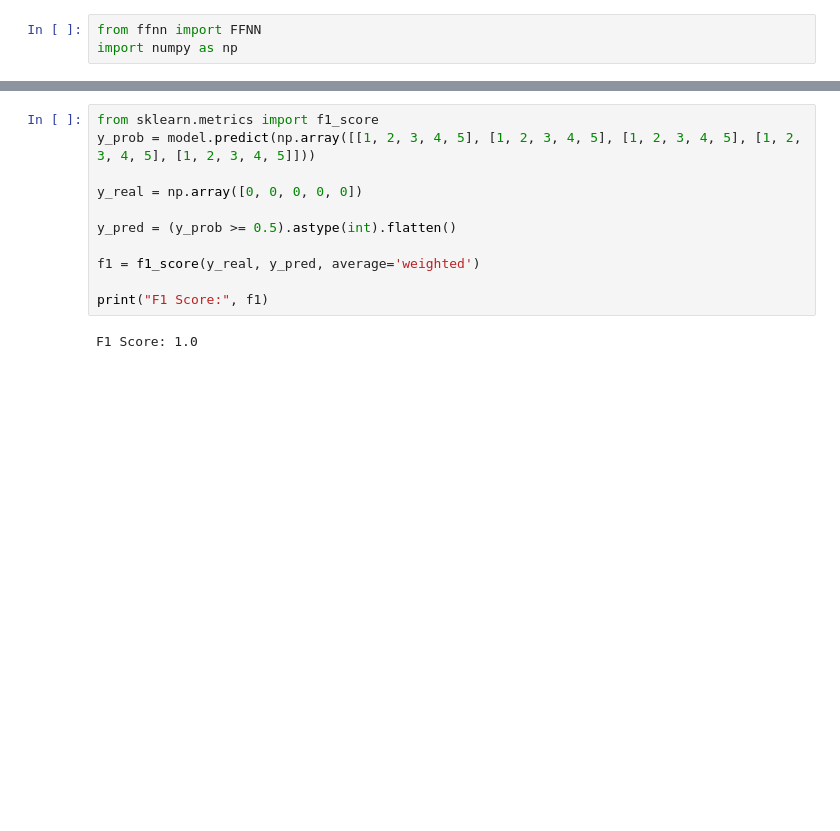
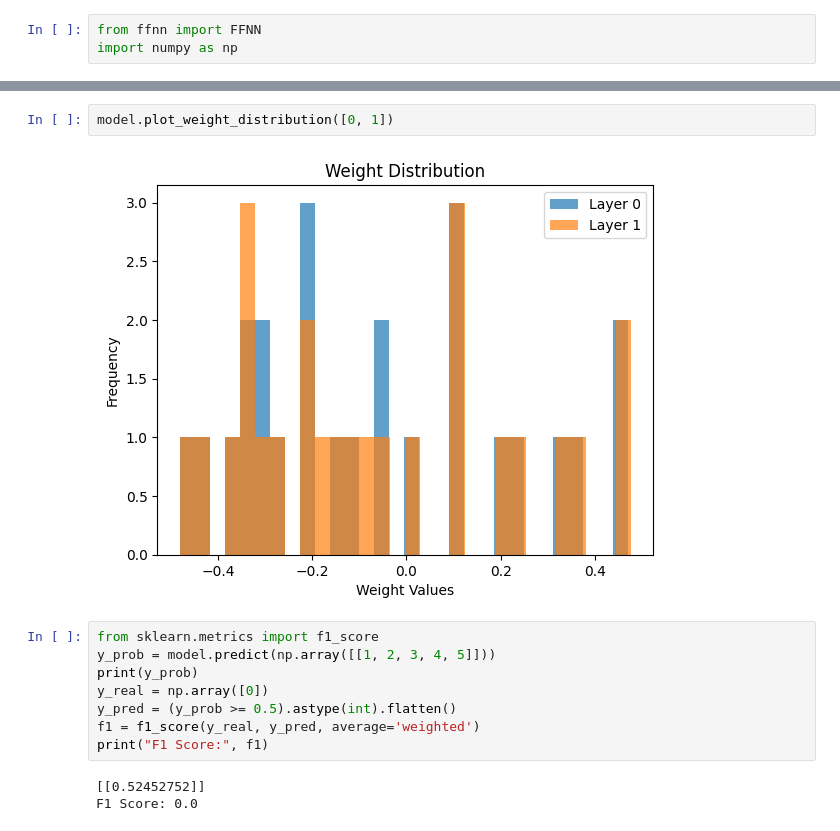
Before and after one commit to ninoaddict/FFNN-From-Scratch, a Jupyter notebook: src/main.ipynb, the cells around one changed output, grey strips where cells are left out. Saved outputs shown, nothing was run; the diff lists cells and outputs as text; blank space fills up the shorter version.

```diff
--- a/src/main.ipynb
+++ b/src/main.ipynb
@@ -79,13 +78,15 @@ for layer in model.layers:
+# %%
+model.plot_weight_distribution([0, 1])
+# %% [output]
+[figure, added]
 # %%
 from sklearn.metrics import f1_score
-y_prob = model.predict(np.array([[1, 2, 3, 4, 5], [1, 2, 3, 4, 5], [1, 2, 3, 4, 5], [1, 2, 3, 4, 5], [1, 2, 3, 4, 5]]))
-
-y_real = np.array([0, 0, 0, 0, 0])
-
+y_prob = model.predict(np.array([[1, 2, 3, 4, 5]]))
+print(y_prob)
+y_real = np.array([0])
 y_pred = (y_prob >= 0.5).astype(int).flatten()
-
 f1 = f1_score(y_real, y_pred, average='weighted')
-
 print("F1 Score:", f1)
 # %% [output]
-F1 Score: 1.0
+[[0.52452752]]
+F1 Score: 0.0
```
Also changed, not shown: parts of 6 cells of this notebook, 2 other files.
